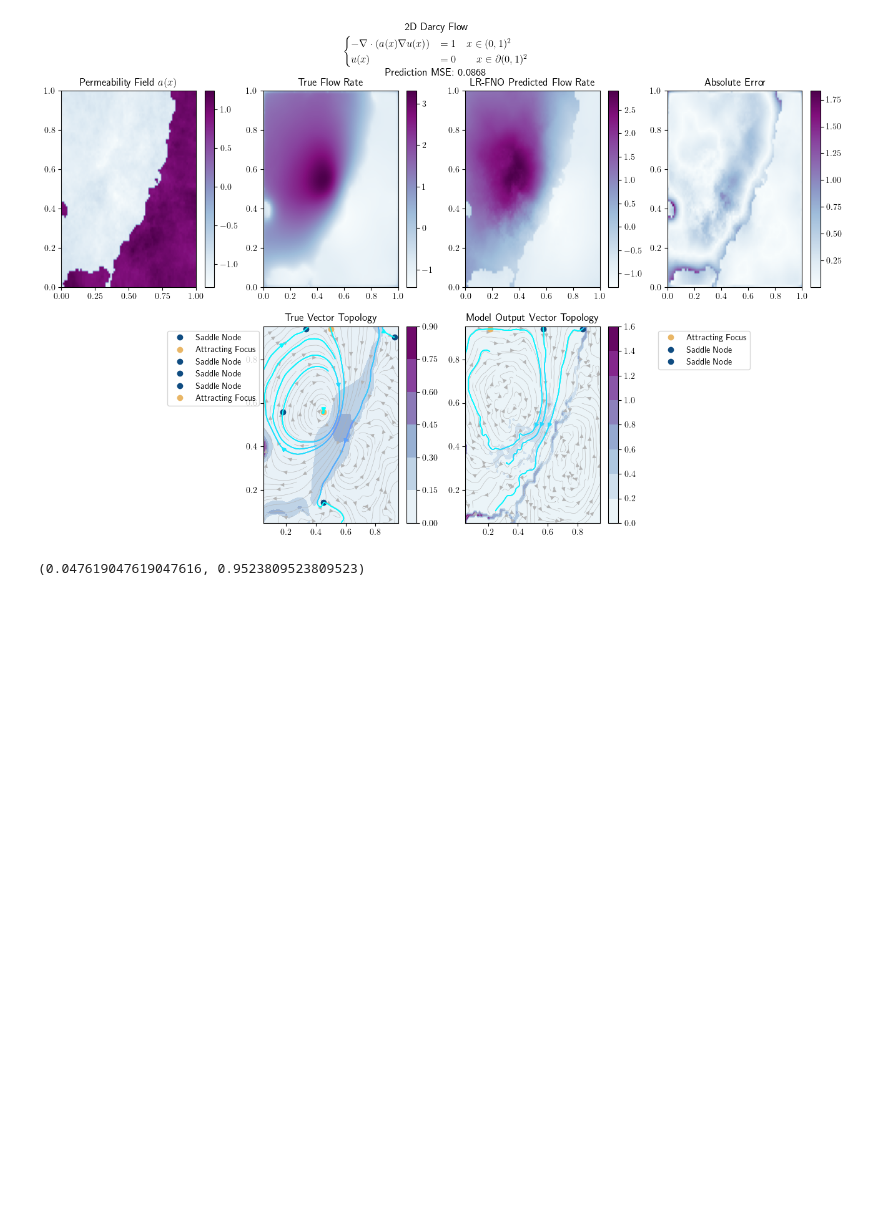
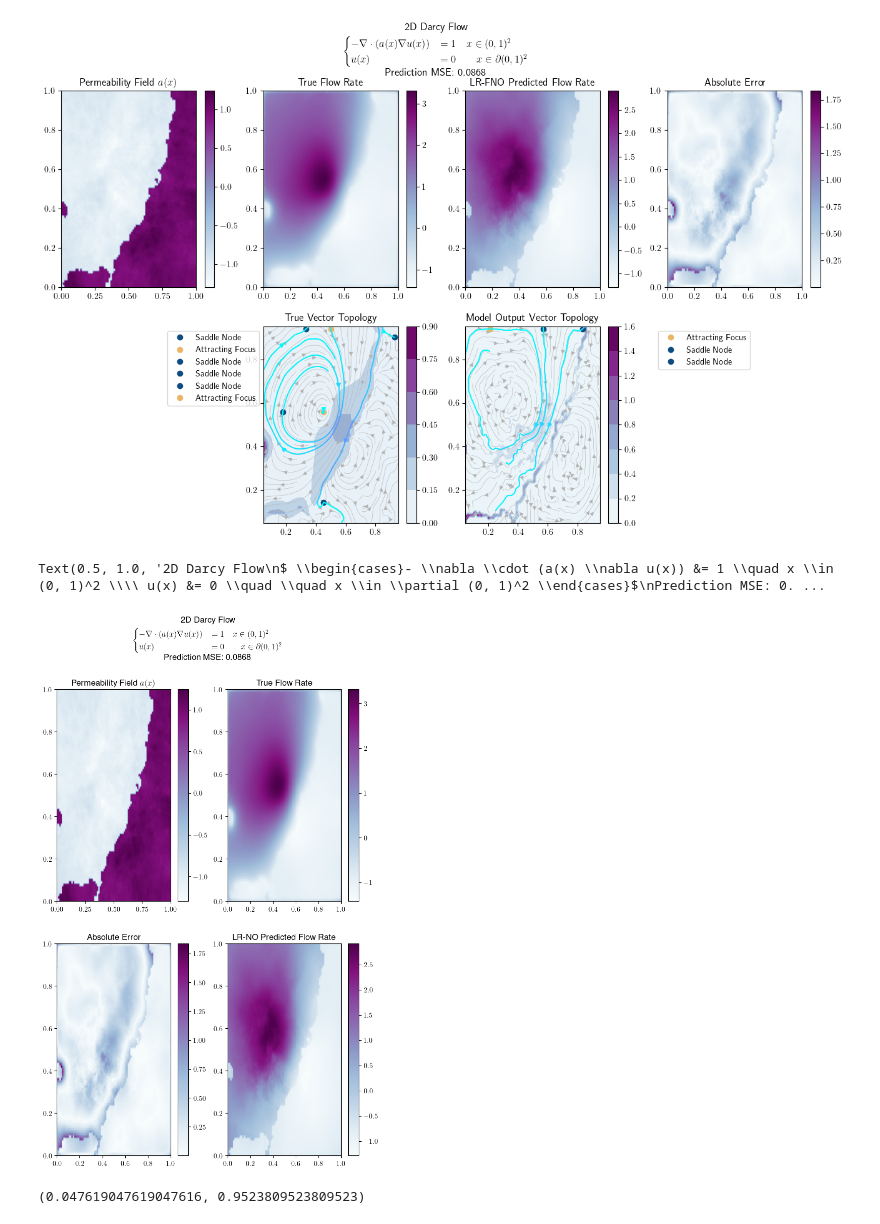
Before and after one commit to alizma/symmetry_learning, a Jupyter notebook: fno_classic/darcy_vectorfield.ipynb, the cells around one changed output. Drawn from its saved outputs; the diff is of its cells as text; code cells hidden in the pictures; blank space fills up the shorter version.

```diff
--- a/fno_classic/darcy_vectorfield.ipynb
+++ b/fno_classic/darcy_vectorfield.ipynb
@@ -318,6 +318,48 @@ py.suptitle("2D Darcy Flow" + '\n' + r"$ \begin{cases}- \nabla \cdot (a(x) \nabl
 # %% [output]
 Text(0.5, 1.0, '2D Darcy Flow\n$ \\begin{cases}- \\nabla \\cdot (a(x) \\nabla u(x)) &= 1 \\quad x \\in (0, 1)^2 \\\\ u(x) &= 0 \\quad \\quad x \\in \\partial (0, 1)^2 \\end{cases}$\nPrediction MSE: 0. ...
 [figure]
+# %%
+py.figure(figsize=(8, 12))
+
+py.rc('text', usetex=True)
+py.rc('text.latex', preamble=r'\usepackage{amsmath}')
+
+py.rcParams.update({
+    "text.usetex": True,
+    "font.family": "Helvetica"
+})
+
+py.subplot(221)
+
+py.imshow(x[t_idx, :, 0].reshape(85, 85).flip(0).cpu().numpy(), aspect='auto', cmap='BuPu', extent=[0, 1, 0, 1])
+py.colorbar()
+py.xticks(np.linspace(0, 1, 5))
+py.xticks(np.linspace(0, 1, 5))
+py.title("Permeability Field" + r" $a(x)$")
+
+py.subplot(222)
+py.imshow(y[t_idx].reshape(85, 85).flip(0).cpu().numpy(), aspect='auto', cmap='BuPu', extent=[0, 1, 0, 1])
+py.colorbar()
+# py.contourf(xdomain, ydomain, y[t_idx].reshape(85, 85).cpu().numpy())
+py.title("True Flow Rate")
+
+py.subplot(224)
+py.imshow(model_output[t_idx].reshape(85, 85).flip(0).cpu().detach().numpy(), aspect='auto', cmap='BuPu', extent=[0,1,0,1])
+py.colorbar()
+# py.contourf(xdomain, ydomain, y[t_idx].reshape(85, 85).cpu().numpy())
+py.title("LR-NO Predicted Flow Rate")
+
+py.subplot(223)
+
+py.imshow(np.abs(y[t_idx].reshape(85, 85).flip(0).cpu().numpy()- model_output[t_idx].reshape(85, 85).flip(0).cpu().detach().numpy()), aspect='auto', cmap='BuPu', extent=[0, 1, 0, 1])
+py.colorbar()
+# py.contourf(xdomain, ydomain, y[t_idx].reshape(85, 85).cpu().numpy())
+py.title("Absolute Error")
+
+py.suptitle("2D Darcy Flow" + '\n' + r"$ \begin{cases}- \nabla \cdot (a(x) \nabla u(x)) &= 1 \quad x \in (0, 1)^2 \\ u(x) &= 0 \quad \quad x \in \partial (0, 1)^2 \end{cases}$" + '\n' + f"Prediction MSE: {mse.item():.4f}" + '\n', y=1.)
+# %% [output]
+Text(0.5, 1.0, '2D Darcy Flow\n$ \\begin{cases}- \\nabla \\cdot (a(x) \\nabla u(x)) &= 1 \\quad x \\in (0, 1)^2 \\\\ u(x) &= 0 \\quad \\quad x \\in \\partial (0, 1)^2 \\end{cases}$\nPrediction MSE: 0. ...
+[figure, added]
 # %%
 
 py.figure(figsize=(8, 4))
```
Also changed, not shown: 4 other files.
